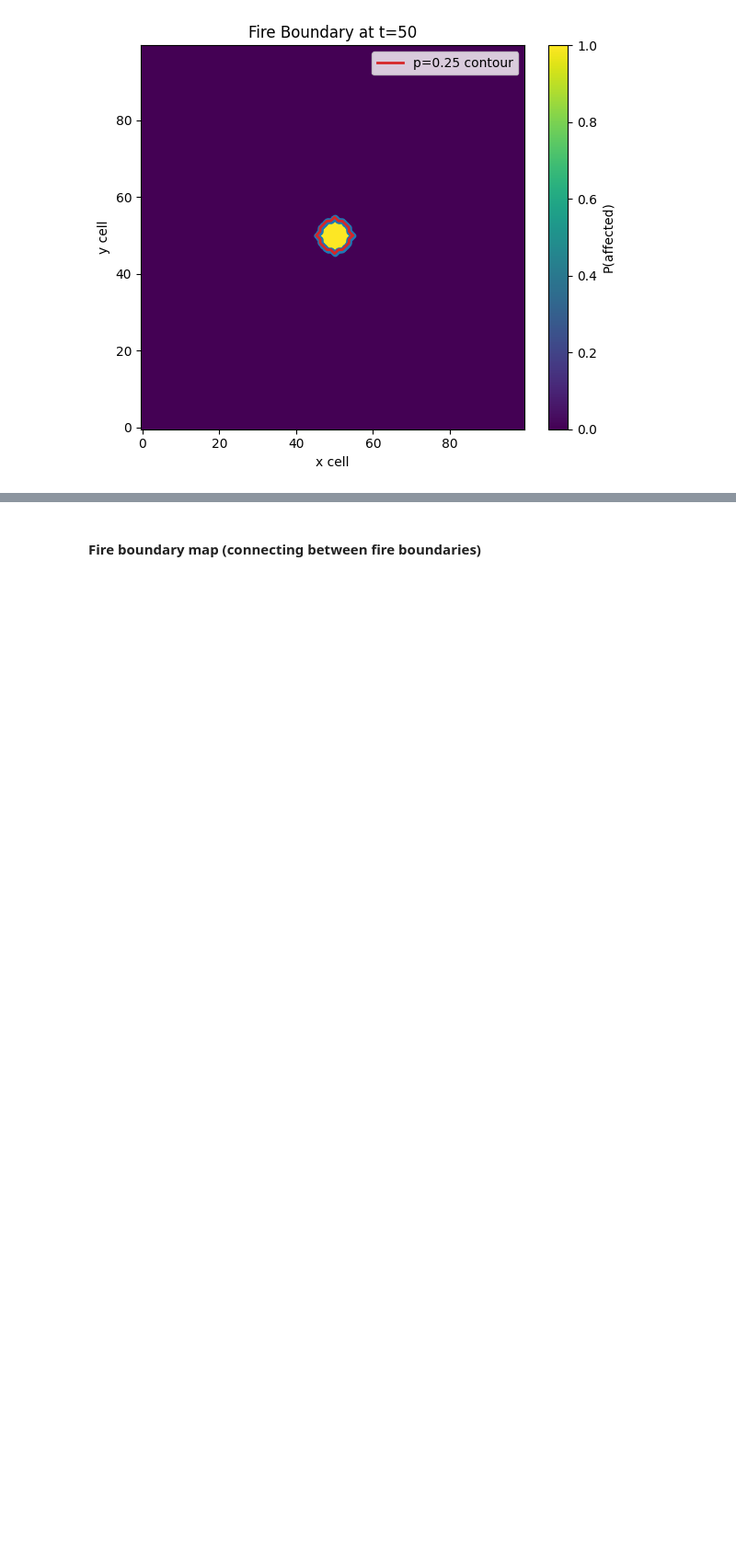
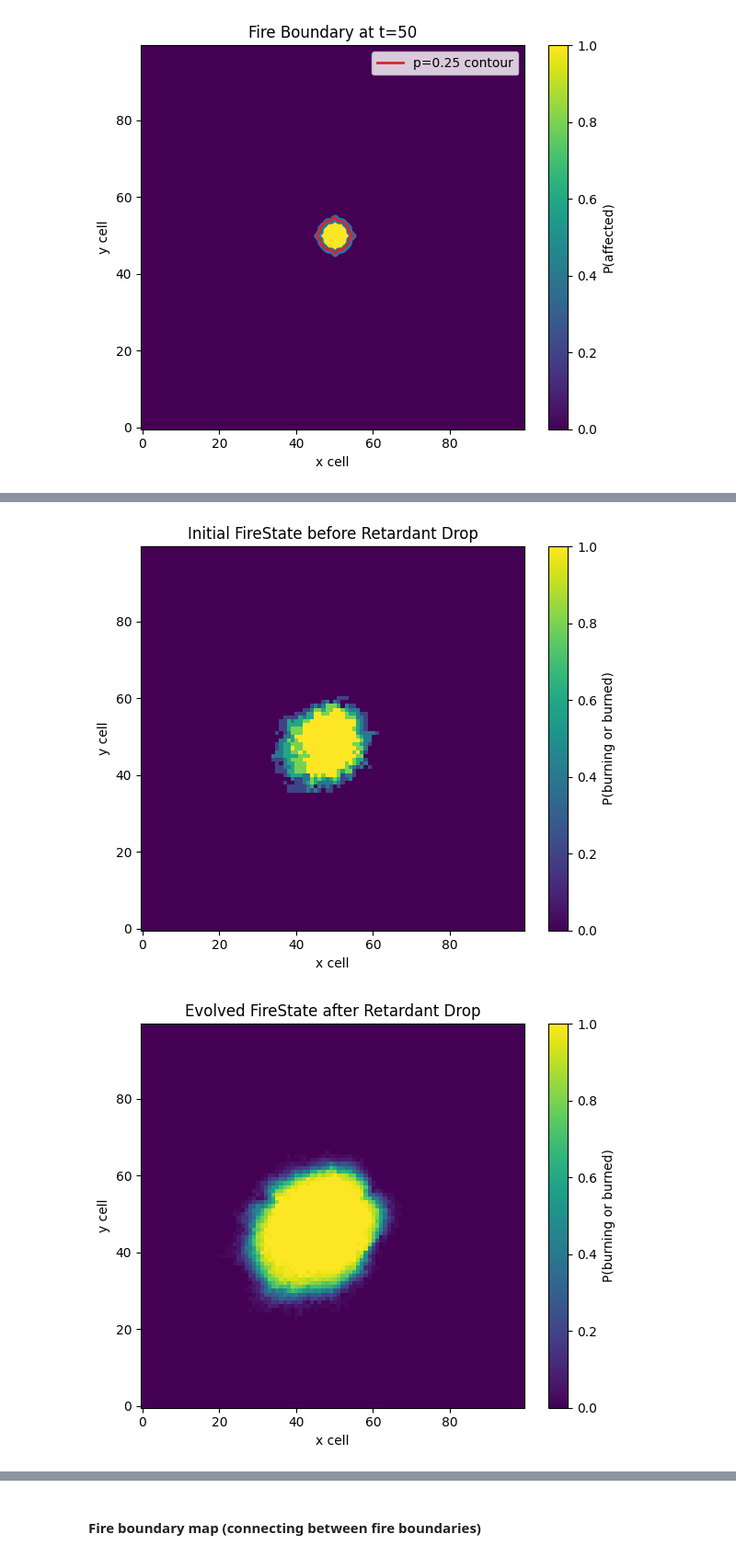
Before and after one commit to joshgreenwa/PyroFinsler, a Jupyter notebook: Updated L48 Fire Model.ipynb, the cells around one changed output, grey strips where cells are left out. Shown at 92% size. Drawn from its saved outputs; the diff is of its cells as text; code cells hidden in the pictures; blank space fills up the shorter version.

```diff
--- a/Updated L48 Fire Model.ipynb
+++ b/Updated L48 Fire Model.ipynb
@@ -1232,0 +1583,7 @@ plot_fire_boundary(
+# %%
+bo.plot_evolved_firestate(
+    theta=best_theta,
+    n_sims=50,)
+# %% [output]
+[figure, added]
+[figure, added]
```
Also changed, not shown: parts of 6 cells of this notebook.
